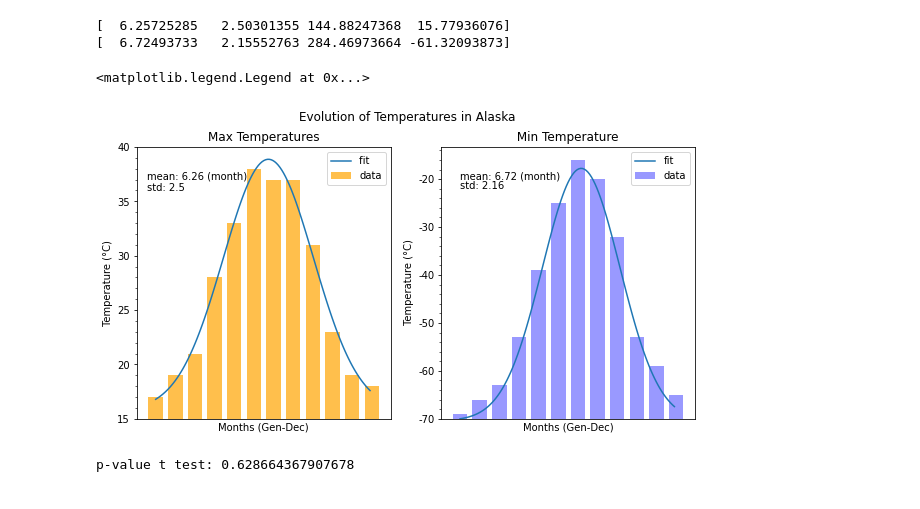
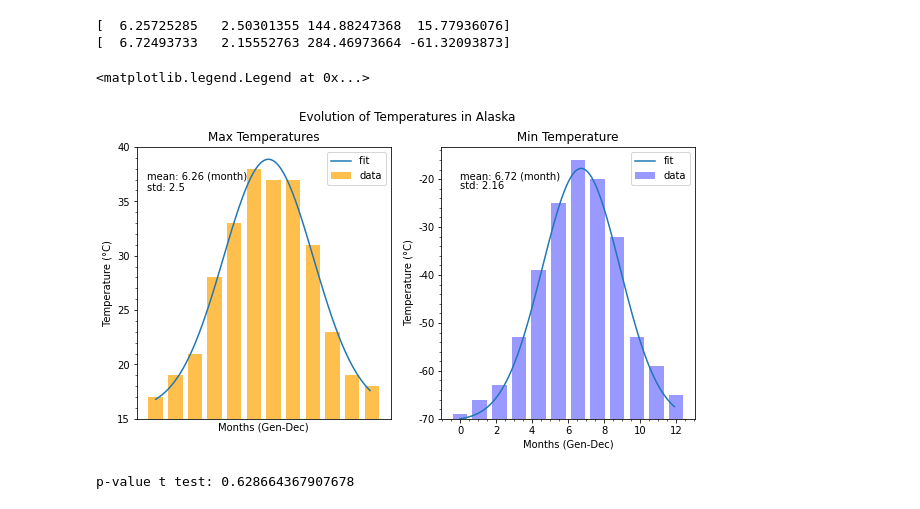
Before and after one commit to GiacomoLongaroni/LaboratoryOfComputationalPhysics_Y6, a Jupyter notebook: 09ex_Algorithms.ipynb, the cells around one changed output. Saved outputs shown, nothing was run; the diff lists cells and outputs as text; code cells hidden in the pictures.

Commit message:
09_ex fixing plots

```diff
--- a/09ex_Algorithms.ipynb
+++ b/09ex_Algorithms.ipynb
@@ -139,35 +143,35 @@ Bdmin = params_min[3]
 # %%
 x = np.arange(0,12,0.1)
 fig, (ax1, ax2) = plt.subplots(nrows=1, ncols=2, figsize=(10, 5))
 fig.suptitle('Evolution of Temperatures in Alaska')
 ax1.bar(np.linspace(0,12,12), max , color = 'orange', alpha = 0.7, label = 'data')
 ax1.plot(x , normal_mod(x,meanmax,stdmax,Amax,Bmax), label = 'fit ')
 ax1.set_ylabel(' Temperature (°C) ')
 ax1.set_xlabel('Months (Gen-Dec)')
 ax1.set_title('Max Temperatures')
 ax1.text(-0.5,37,f'mean: {round(meanmax,2)} (month)')
 ax1.text(-0.5,36,f'std: {round(stdmax,2)}')
 ax1.set_ylim(15,40)
 ax1.minorticks_on()
 ax1.set_xticks([])
 ax1.legend()
 
 
 
 ax2.bar(np.linspace(0,12,12), min - np.min(min)+1, color = 'b', alpha = 0.4, label = 'data')
 ax2.plot(x , normal_mod(x,meanmin,stdmin,Amin,Bdmin)- np.min(normal_mod(x,meanmin,stdmin,Amin,Bdmin)), label = 'fit')
 ax2.set_ylabel(' Temperature (°C)')
 ax2.set_xlabel('Months (Gen-Dec)')
 ax2.text(-0,50,f'mean: {round(meanmin,2)} (month)')
 ax2.text(-0,48,f'std: {round(stdmin,2)}')
 ax2.set_yticklabels(np.arange(-70,0,10))
 ax2.set_title(' Min Temperature ')
 ax2.minorticks_on()
-ax2.set_xticks([])
+
 ax2.legend()
 # %% [output]
 <matplotlib.legend.Legend at 0x...>
-[figure, old version]
+[figure, new version]
 # %%
 #lets see the p values of the t test for the two distribution
 from scipy.stats import ttest_ind_from_stats
```
Also changed, not shown: parts of 1 cell of this notebook.
